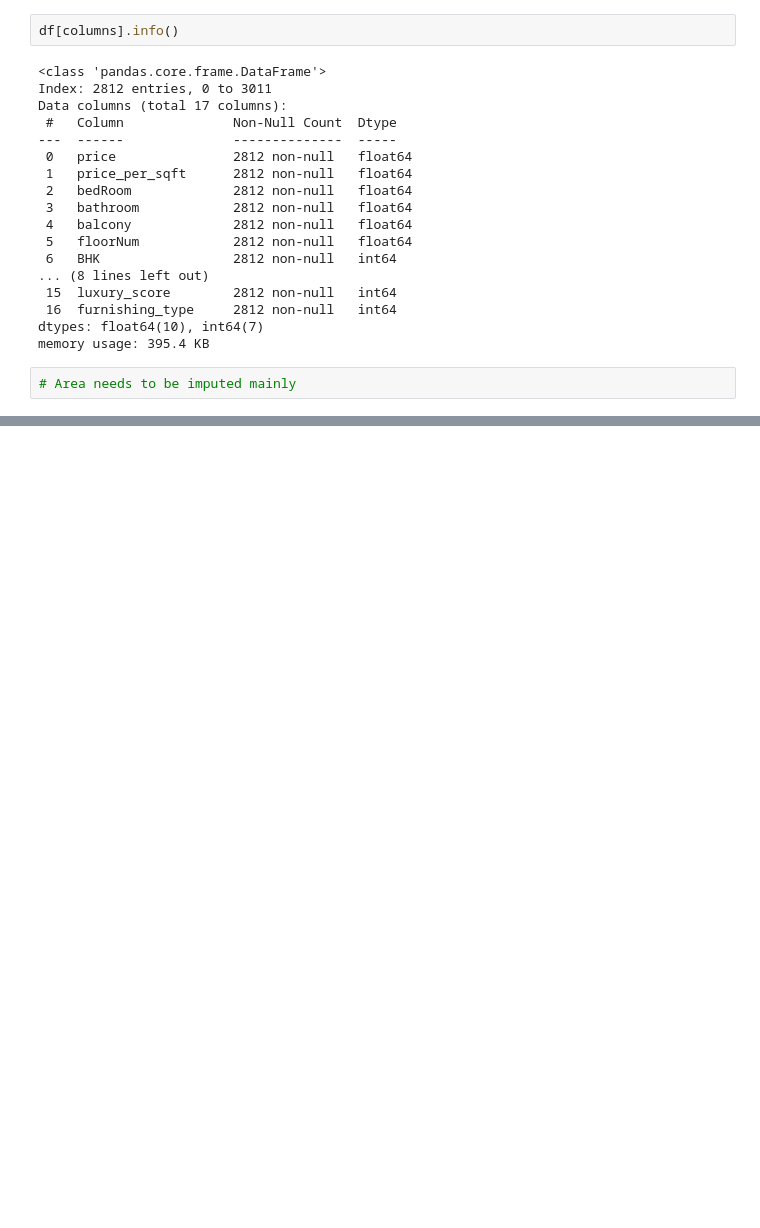
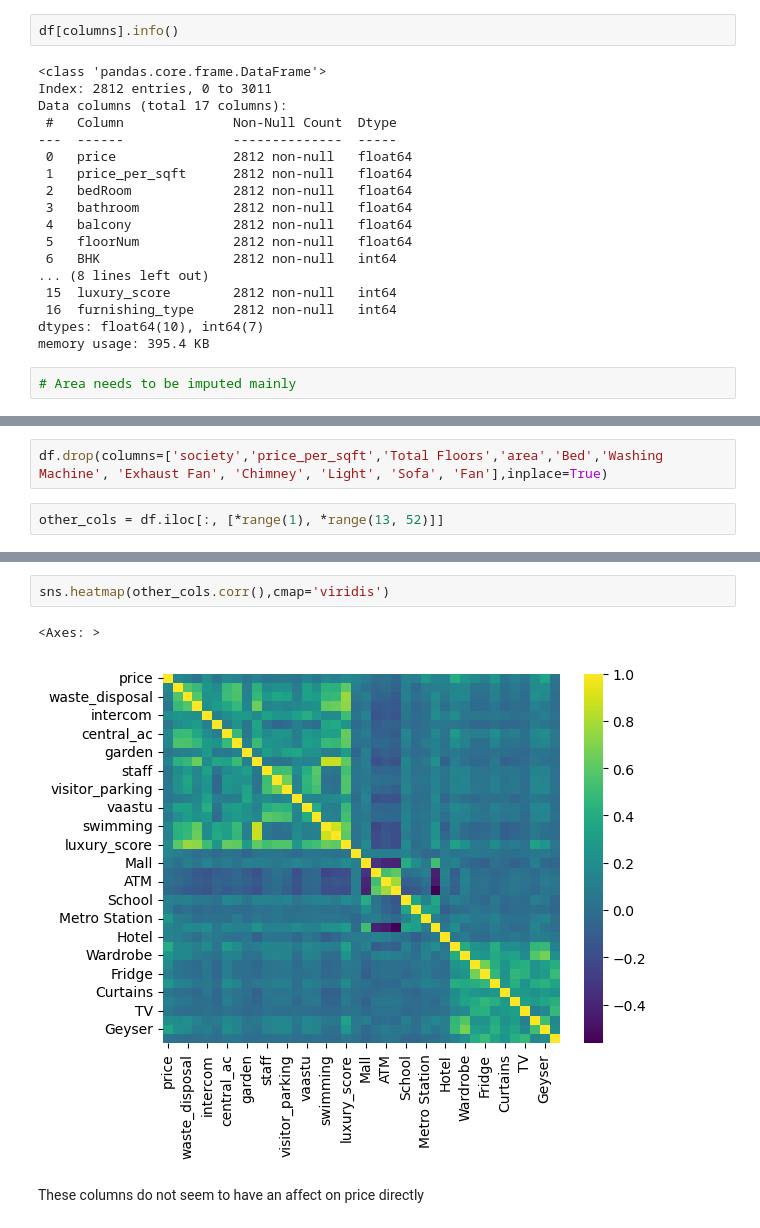
Before and after one commit to agarwalyashh/Real-Estate, a Jupyter notebook: notebook2.ipynb, the cells around one changed output, grey strips where cells are left out. Cells and saved outputs as stored; diff of their text form; blank space fills up the shorter version.

```diff
--- a/notebook2.ipynb
+++ b/notebook2.ipynb
@@ -294,0 +375,4 @@ memory usage: 395.4 KB
+# %%
+df.drop(columns=['society','price_per_sqft','Total Floors','area','Bed','Washing Machine', 'Exhaust Fan', 'Chimney', 'Light', 'Sofa', 'Fan'],inplace=True)
+# %%
+other_cols = df.iloc[:, [*range(1), *range(13, 52)]]
@@ -294,0 +395,7 @@ memory usage: 395.4 KB
+# %%
+sns.heatmap(other_cols.corr(),cmap='viridis')
+# %% [output]
+<Axes: >
+[figure, added]
+# %% [markdown]
+These columns do not seem to have an affect on price directly
```
Also changed, not shown: parts of 23 cells of this notebook.
